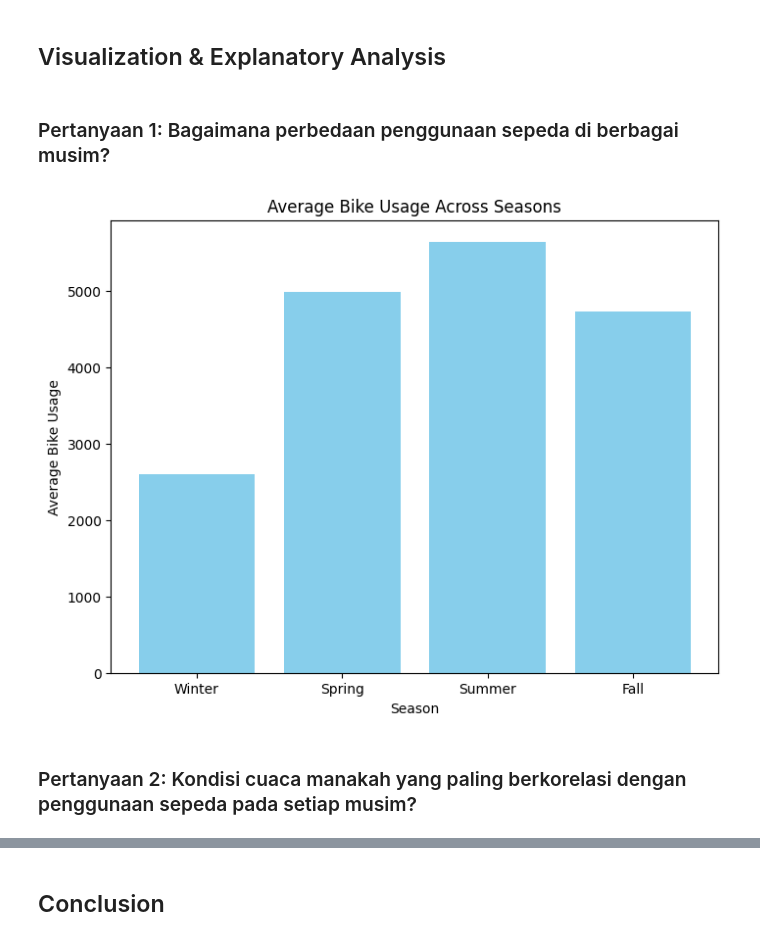
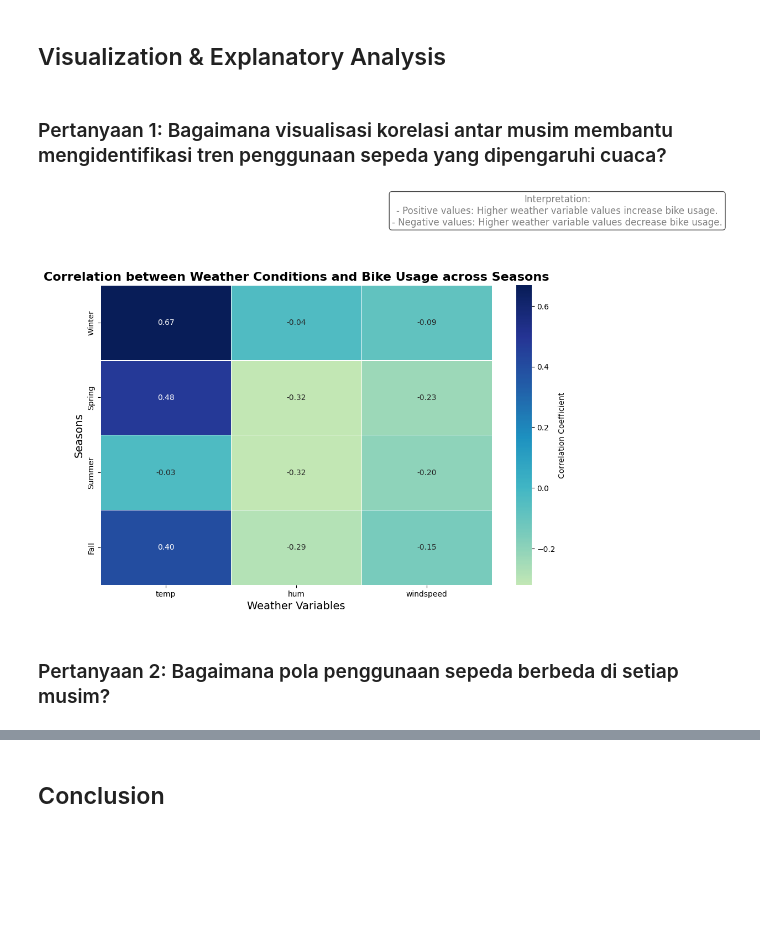
Before and after one commit to galvinpolo/Project_Data_Analyst_Bike_Final, a Jupyter notebook: notebook.ipynb, the cells around one changed output, grey strips where cells are left out. Saved outputs shown, nothing was run; the diff lists cells and outputs as text; code cells hidden in the pictures; blank space fills up the shorter version.

```diff
--- a/notebook.ipynb
+++ b/notebook.ipynb
@@ -330,17 +330,54 @@ Average Bike Usage per Season:
 3    Fall  4728.162921
 # %% [markdown]
 ## Visualization & Explanatory Analysis
+# %% [markdown]
+### Pertanyaan 1: Bagaimana visualisasi korelasi antar musim membantu mengidentifikasi tren penggunaan sepeda yang dipengaruhi cuaca?
+# %%
+# Function to calculate correlation between weather variables and bike usage for each season
+def calculate_correlations(df, season):
+    """Calculate correlation between weather variables and bike usage for a given season."""
+    season_data = df[df['season'] == season]
+    correlations = season_data[['temp', 'hum', 'windspeed', 'cnt']].corr()['cnt'].drop('cnt')
+    return correlations
+
+# Calculate correlations for each season
+correlations_by_season = {}
+for season_num, season_name in season_mapping.items():
+    correlations_by_season[season_name] = calculate_correlations(day_df, season_num)
+
+# Convert the dictionary to a DataFrame for better readability
+correlations_df = pd.DataFrame(correlations_by_season)
+
+# Transpose the correlation dataframe for better visualization (seasons as columns)
+correlations_transposed = correlations_df.T
+
+# Set up the figure for plotting
+plt.figure(figsize=(12, 8))
+heatmap = sns.heatmap(
+    correlations_transposed,
+    annot=True,
+    fmt=".2f",
+    cmap="YlGnBu",
+    center=0,
+    linewidths=0.5,
+    cbar_kws={'label': 'Correlation Coefficient'}
+)
+
+# Add titles and labels
+plt.title('Correlation between Weather Conditions and Bike Usage across Seasons', fontsize=16, fontweight='bold')
+plt.xlabel('Weather Variables', fontsize=14)
+plt.ylabel('Seasons', fontsize=14)
+
+# Annotate interpretation guide
+plt.text(3.5, -0.8,
+         "Interpretation:\n- Positive values: Higher weather variable values increase bike usage.\n"
+         "- Negative values: Higher weather variable values decrease bike usage.",
+         fontsize=12, ha="center", color="gray", bbox=dict(boxstyle="round", facecolor="white", alpha=0.7))
+
+# Adjust layout and show plot
+plt.tight_layout()
+plt.show()
+# %% [output]
+[figure, added]
 # %% [markdown]
-### Pertanyaan 1: Bagaimana perbedaan penggunaan sepeda di berbagai musim?
+### Pertanyaan 2: Bagaimana pola penggunaan sepeda berbeda di setiap musim?
-# %%
-# Plot average bike usage by season
-plt.figure(figsize=(8, 6))
-plt.bar(seasonal_usage['season'], seasonal_usage['cnt'], color='skyblue')
-plt.xlabel('Season')
-plt.ylabel('Average Bike Usage')
-plt.title('Average Bike Usage Across Seasons')
-plt.show()
-# %% [output]
-[figure, removed]
-# %% [markdown]
-### Pertanyaan 2: Kondisi cuaca manakah yang paling berkorelasi dengan penggunaan sepeda pada setiap musim?
```
Also changed, not shown: parts of 8 cells of this notebook.
